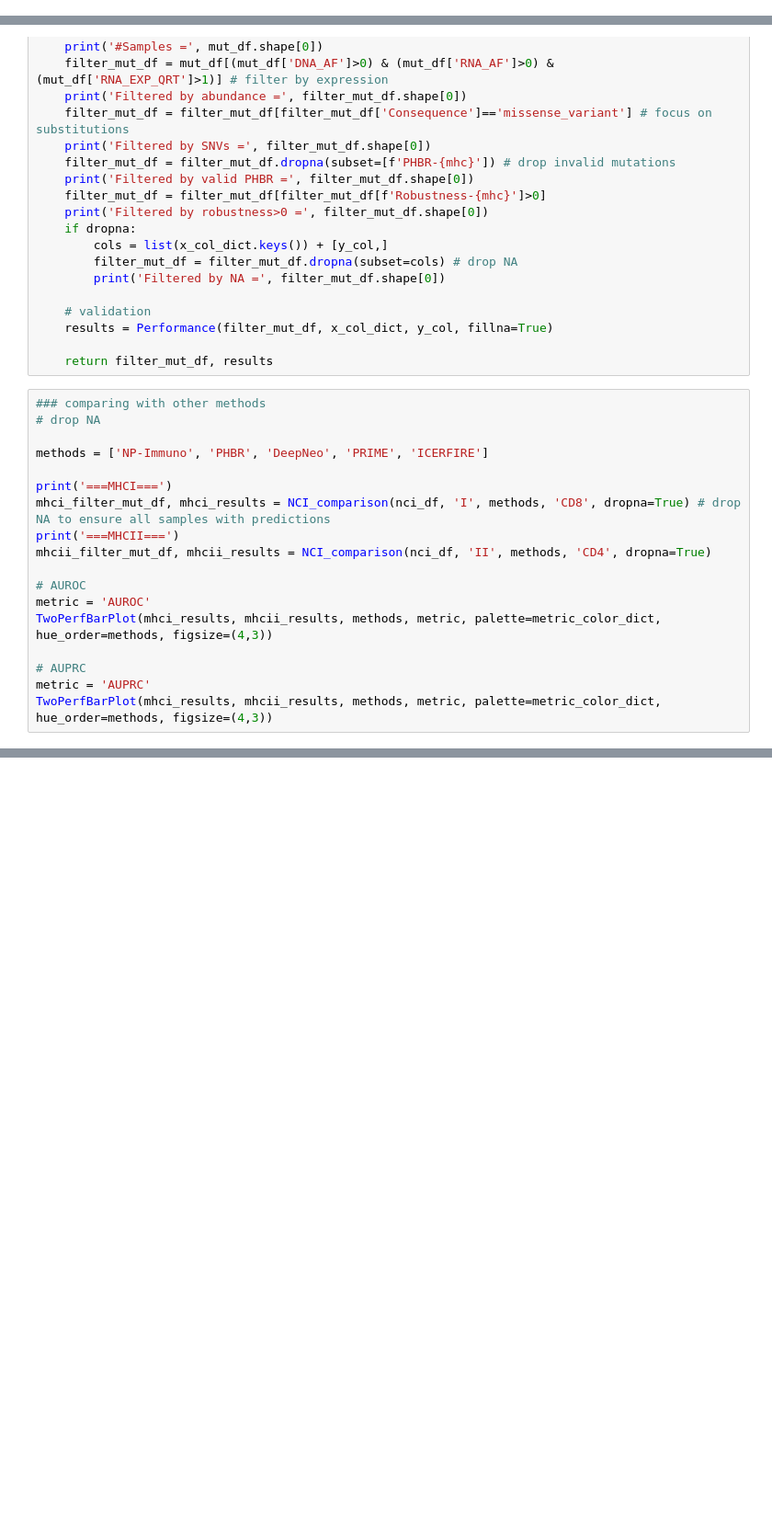
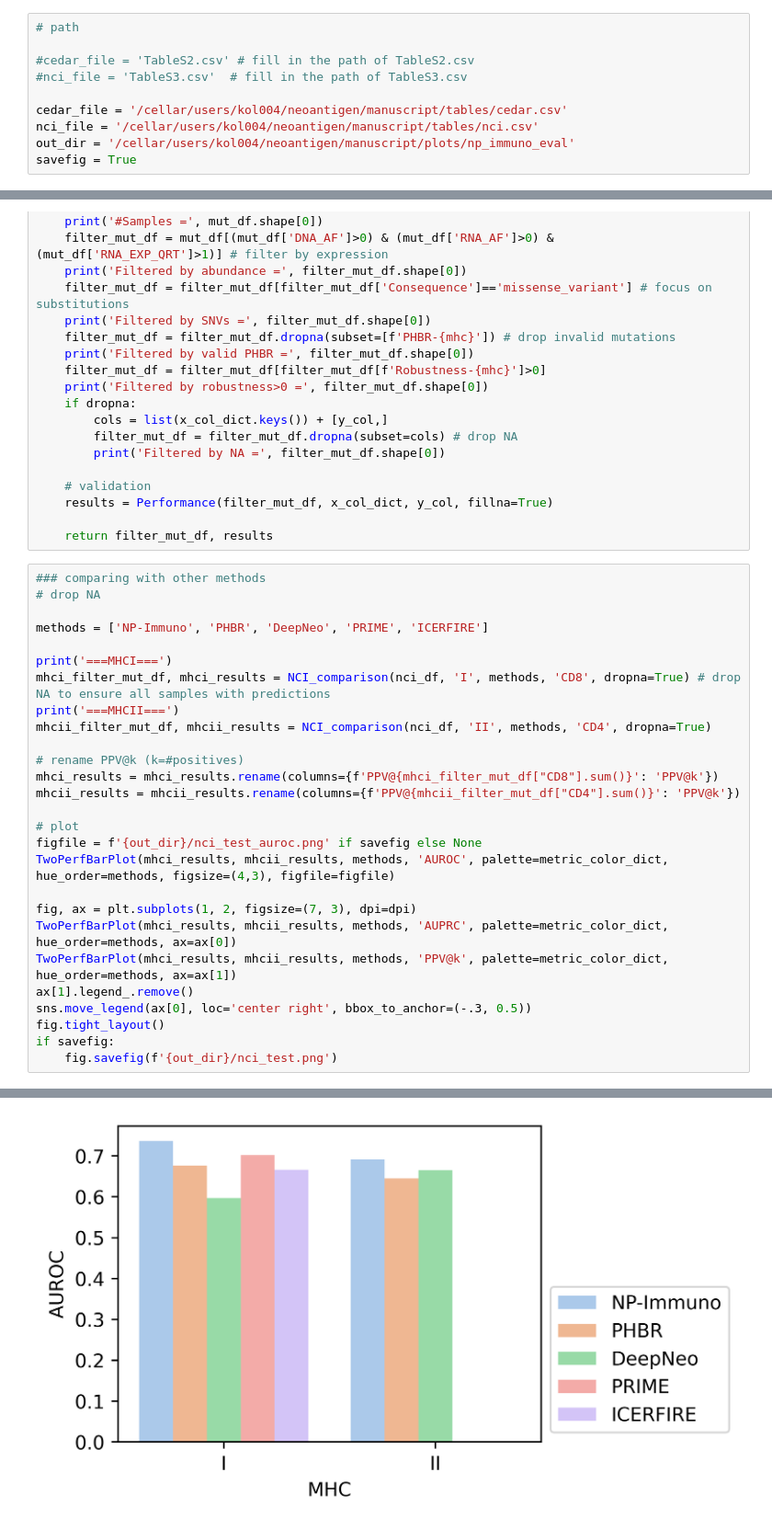
Before and after one commit to cartercompbio/NeoPrecis, a Jupyter notebook: manuscript/NPImmuno_eval.ipynb, the cells around one changed output, grey strips where cells are left out. Shown: that part at 92% size. Cells and saved outputs as stored; diff of their text form; blank space fills up the shorter version.

Commit message:
update NP-Immuno benchmarking

```diff
--- a/manuscript/NPImmuno_eval.ipynb
+++ b/manuscript/NPImmuno_eval.ipynb
@@ -4,5 +4,15 @@
 This notebook is for evaluating immunogenicity prediction.
 
 The data is presented in Table S2-3, and the results are shown in Figure 2-3.
+# %%
+# path
+
+#cedar_file = 'TableS2.csv' # fill in the path of TableS2.csv
+#nci_file = 'TableS3.csv'  # fill in the path of TableS3.csv
+
+cedar_file = '/cellar/users/kol004/neoantigen/manuscript/tables/cedar.csv'
+nci_file = '/cellar/users/kol004/neoantigen/manuscript/tables/nci.csv'
+out_dir = '/cellar/users/kol004/neoantigen/manuscript/plots/np_immuno_eval'
+savefig = True
 # %%
 from imm_utils import *
@@ -132,10 +181,20 @@ mhci_filter_mut_df, mhci_results = NCI_comparison(nci_df, 'I', methods, 'CD8', d
 print('===MHCII===')
 mhcii_filter_mut_df, mhcii_results = NCI_comparison(nci_df, 'II', methods, 'CD4', dropna=True)
 
-# AUROC
-metric = 'AUROC'
-TwoPerfBarPlot(mhci_results, mhcii_results, methods, metric, palette=metric_color_dict, hue_order=methods, figsize=(4,3))
+# rename PPV@k (k=#positives)
+mhci_results = mhci_results.rename(columns={f'PPV@{mhci_filter_mut_df["CD8"].sum()}': 'PPV@k'})
+mhcii_results = mhcii_results.rename(columns={f'PPV@{mhcii_filter_mut_df["CD4"].sum()}': 'PPV@k'})
 
-# AUPRC
-metric = 'AUPRC'
-TwoPerfBarPlot(mhci_results, mhcii_results, methods, metric, palette=metric_color_dict, hue_order=methods, figsize=(4,3))
+# plot
+figfile = f'{out_dir}/nci_test_auroc.png' if savefig else None
+TwoPerfBarPlot(mhci_results, mhcii_results, methods, 'AUROC', palette=metric_color_dict, hue_order=methods, figsize=(4,3), figfile=figfile)
+
+fig, ax = plt.subplots(1, 2, figsize=(7, 3), dpi=dpi)
+TwoPerfBarPlot(mhci_results, mhcii_results, methods, 'AUPRC', palette=metric_color_dict, hue_order=methods, ax=ax[0])
+TwoPerfBarPlot(mhci_results, mhcii_results, methods, 'PPV@k', palette=metric_color_dict, hue_order=methods, ax=ax[1])
+ax[1].legend_.remove()
+sns.move_legend(ax[0], loc='center right', bbox_to_anchor=(-.3, 0.5))
+fig.tight_layout()
+if savefig:
+    fig.savefig(f'{out_dir}/nci_test.png')
+# %% [output]
@@ -141,0 +215 @@ TwoPerfBarPlot(mhci_results, mhcii_results, methods, metric, palette=metric_colo
+[figure, added]
```
Also changed, not shown: parts of 13 cells of this notebook, 2 other files.
